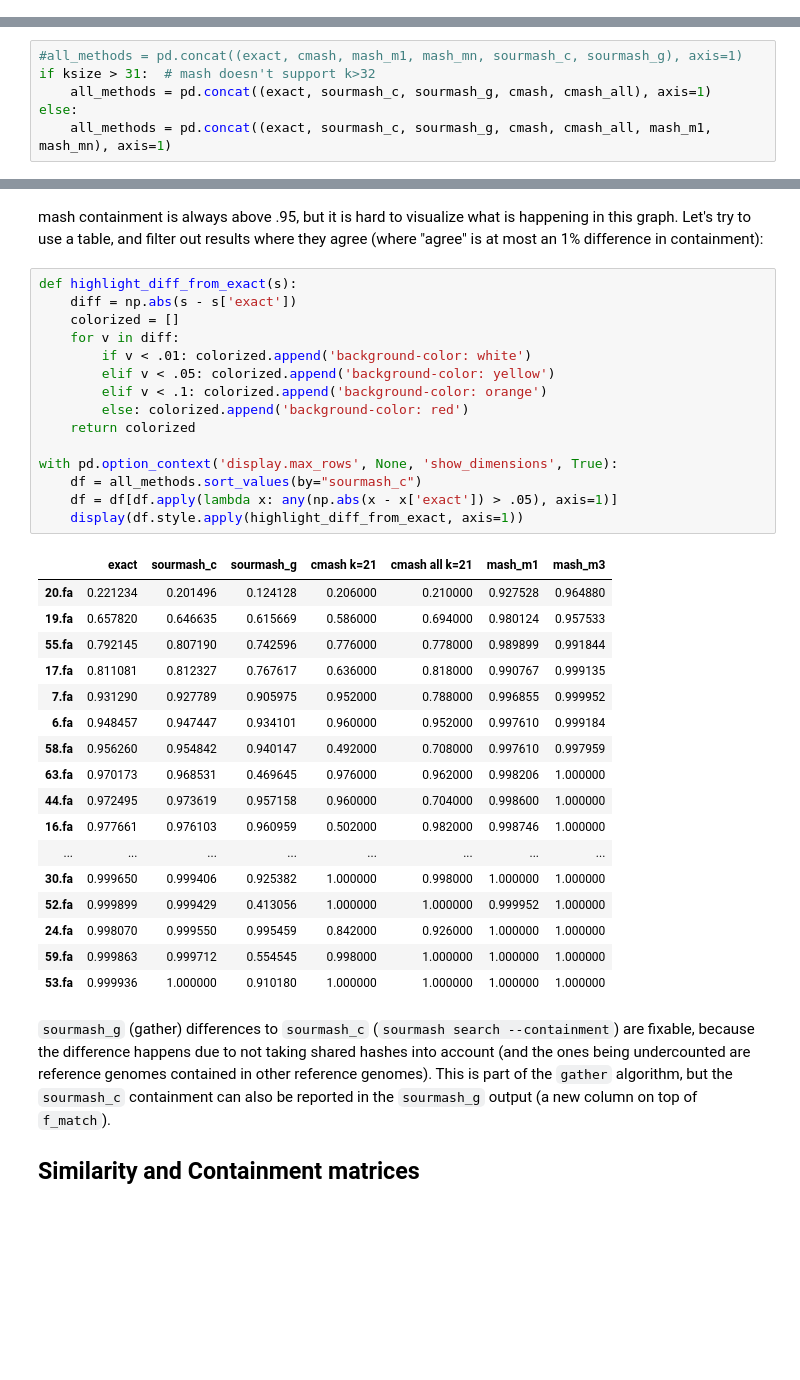
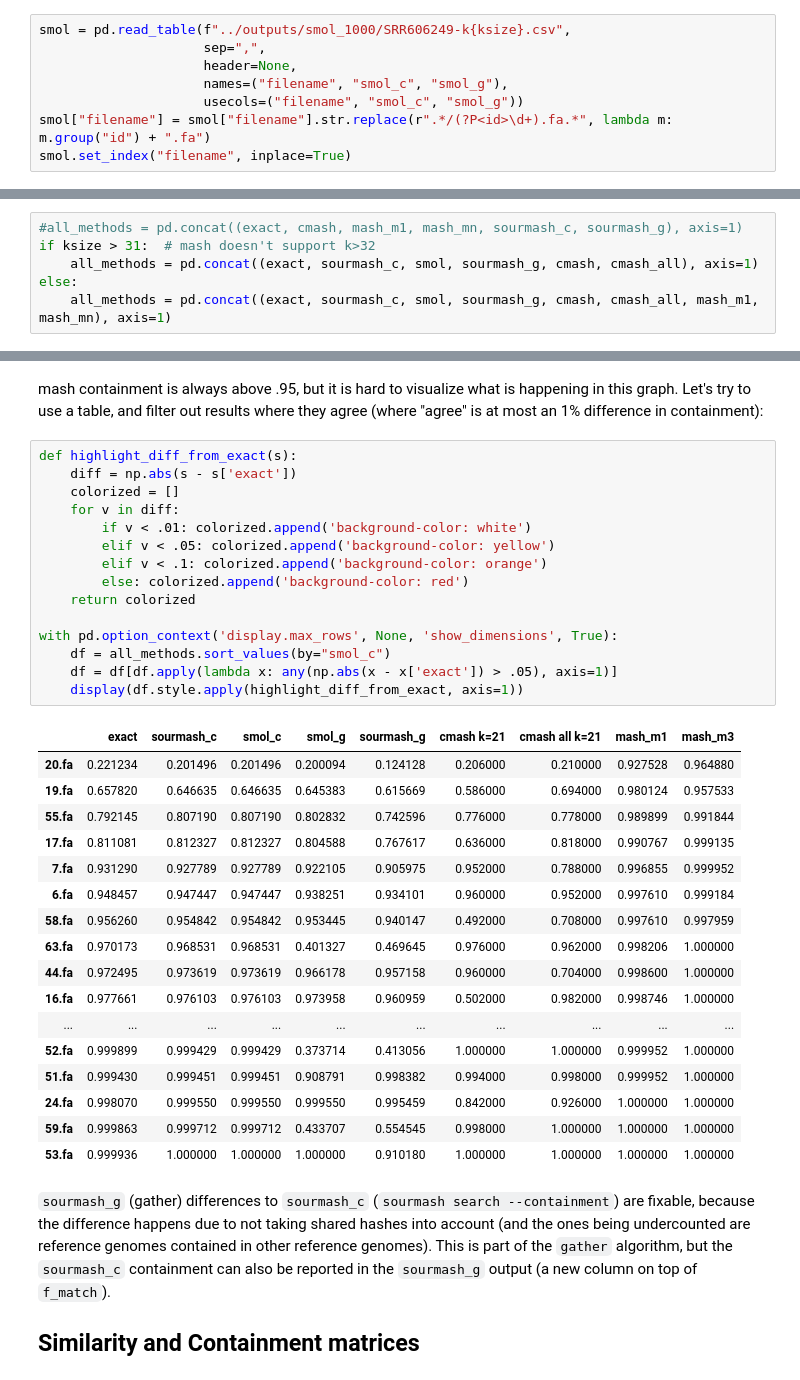
Before and after one commit to luizirber/phd, a Jupyter notebook: experiments/smol_gather/notebooks/analysis.ipynb, the cells around one changed output, grey strips where cells are left out. Drawn from its saved outputs; the diff is of its cells as text; blank space fills up the shorter version.

```diff
--- a/experiments/smol_gather/notebooks/analysis.ipynb
+++ b/experiments/smol_gather/notebooks/analysis.ipynb
@@ -150,3 +154,11 @@ exact.set_index("filename", inplace=True)
+# %%
+smol = pd.read_table(f"../outputs/smol_1000/SRR606249-k{ksize}.csv",
+                     sep=",",
+                     header=None,
+                     names=("filename", "smol_c", "smol_g"),
+                     usecols=("filename", "smol_c", "smol_g"))
+smol["filename"] = smol["filename"].str.replace(r".*/(?P<id>\d+).fa.*", lambda m: m.group("id") + ".fa")
+smol.set_index("filename", inplace=True)
 # %% [markdown]
 ## Containment checks
 
@@ -154,9 +166,9 @@ Merging the three dataframes, and since the `containment` for each method is in
 # %%
 #all_methods = pd.concat((exact, cmash, mash_m1, mash_mn, sourmash_c, sourmash_g), axis=1)
 if ksize > 31:  # mash doesn't support k>32
-    all_methods = pd.concat((exact, sourmash_c, sourmash_g, cmash, cmash_all), axis=1)
+    all_methods = pd.concat((exact, sourmash_c, smol, sourmash_g, cmash, cmash_all), axis=1)
 else:
-    all_methods = pd.concat((exact, sourmash_c, sourmash_g, cmash, cmash_all, mash_m1, mash_mn), axis=1)
+    all_methods = pd.concat((exact, sourmash_c, smol, sourmash_g, cmash, cmash_all, mash_m1, mash_mn), axis=1)
 # %%
 all_methods.sort_values(by="exact").plot()
 # %% [output]
@@ -167,36 +179,36 @@ mash containment is always above .95, but it is hard to visualize what is happen
 # %%
 def highlight_diff_from_exact(s):
     diff = np.abs(s - s['exact'])
     colorized = []
     for v in diff:
         if v < .01: colorized.append('background-color: white')
         elif v < .05: colorized.append('background-color: yellow')
         elif v < .1: colorized.append('background-color: orange')
         else: colorized.append('background-color: red')
     return colorized
 
 with pd.option_context('display.max_rows', None, 'show_dimensions', True):
-    df = all_methods.sort_values(by="sourmash_c")
+    df = all_methods.sort_values(by="smol_c")
     df = df[df.apply(lambda x: any(np.abs(x - x['exact']) > .05), axis=1)]
     display(df.style.apply(highlight_diff_from_exact, axis=1))
 # %% [output]
-|  | exact | sourmash_c | sourmash_g | cmash k=21 | cmash all k=21 | mash_m1 | mash_m3 |
-| 20.fa | 0.221234 | 0.201496 | 0.124128 | 0.206000 | 0.210000 | 0.927528 | 0.964880 |
-| 19.fa | 0.657820 | 0.646635 | 0.615669 | 0.586000 | 0.694000 | 0.980124 | 0.957533 |
-| 55.fa | 0.792145 | 0.807190 | 0.742596 | 0.776000 | 0.778000 | 0.989899 | 0.991844 |
-| 17.fa | 0.811081 | 0.812327 | 0.767617 | 0.636000 | 0.818000 | 0.990767 | 0.999135 |
-| 7.fa | 0.931290 | 0.927789 | 0.905975 | 0.952000 | 0.788000 | 0.996855 | 0.999952 |
-| 6.fa | 0.948457 | 0.947447 | 0.934101 | 0.960000 | 0.952000 | 0.997610 | 0.999184 |
-| 58.fa | 0.956260 | 0.954842 | 0.940147 | 0.492000 | 0.708000 | 0.997610 | 0.997959 |
-| 63.fa | 0.970173 | 0.968531 | 0.469645 | 0.976000 | 0.962000 | 0.998206 | 1.000000 |
-| 44.fa | 0.972495 | 0.973619 | 0.957158 | 0.960000 | 0.704000 | 0.998600 | 1.000000 |
-| 16.fa | 0.977661 | 0.976103 | 0.960959 | 0.502000 | 0.982000 | 0.998746 | 1.000000 |
-| ... | ... | ... | ... | ... | ... | ... | ... |
-| 30.fa | 0.999650 | 0.999406 | 0.925382 | 1.000000 | 0.998000 | 1.000000 | 1.000000 |
-| 52.fa | 0.999899 | 0.999429 | 0.413056 | 1.000000 | 1.000000 | 0.999952 | 1.000000 |
-| 24.fa | 0.998070 | 0.999550 | 0.995459 | 0.842000 | 0.926000 | 1.000000 | 1.000000 |
-| 59.fa | 0.999863 | 0.999712 | 0.554545 | 0.998000 | 1.000000 | 1.000000 | 1.000000 |
-| 53.fa | 0.999936 | 1.000000 | 0.910180 | 1.000000 | 1.000000 | 1.000000 | 1.000000 |
+|  | exact | sourmash_c | smol_c | smol_g | sourmash_g | cmash k=21 | cmash all k=21 | mash_m1 | mash_m3 |
+| 20.fa | 0.221234 | 0.201496 | 0.201496 | 0.200094 | 0.124128 | 0.206000 | 0.210000 | 0.927528 | 0.964880 |
+| 19.fa | 0.657820 | 0.646635 | 0.646635 | 0.645383 | 0.615669 | 0.586000 | 0.694000 | 0.980124 | 0.957533 |
+| 55.fa | 0.792145 | 0.807190 | 0.807190 | 0.802832 | 0.742596 | 0.776000 | 0.778000 | 0.989899 | 0.991844 |
+| 17.fa | 0.811081 | 0.812327 | 0.812327 | 0.804588 | 0.767617 | 0.636000 | 0.818000 | 0.990767 | 0.999135 |
+| 7.fa | 0.931290 | 0.927789 | 0.927789 | 0.922105 | 0.905975 | 0.952000 | 0.788000 | 0.996855 | 0.999952 |
+| 6.fa | 0.948457 | 0.947447 | 0.947447 | 0.938251 | 0.934101 | 0.960000 | 0.952000 | 0.997610 | 0.999184 |
+| 58.fa | 0.956260 | 0.954842 | 0.954842 | 0.953445 | 0.940147 | 0.492000 | 0.708000 | 0.997610 | 0.997959 |
+| 63.fa | 0.970173 | 0.968531 | 0.968531 | 0.401327 | 0.469645 | 0.976000 | 0.962000 | 0.998206 | 1.000000 |
+| 44.fa | 0.972495 | 0.973619 | 0.973619 | 0.966178 | 0.957158 | 0.960000 | 0.704000 | 0.998600 | 1.000000 |
+| 16.fa | 0.977661 | 0.976103 | 0.976103 | 0.973958 | 0.960959 | 0.502000 | 0.982000 | 0.998746 | 1.000000 |
+| ... | ... | ... | ... | ... | ... | ... | ... | ... | ... |
+| 52.fa | 0.999899 | 0.999429 | 0.999429 | 0.373714 | 0.413056 | 1.000000 | 1.000000 | 0.999952 | 1.000000 |
+| 51.fa | 0.999430 | 0.999451 | 0.999451 | 0.908791 | 0.998382 | 0.994000 | 0.998000 | 0.999952 | 1.000000 |
+| 24.fa | 0.998070 | 0.999550 | 0.999550 | 0.999550 | 0.995459 | 0.842000 | 0.926000 | 1.000000 | 1.000000 |
+| 59.fa | 0.999863 | 0.999712 | 0.999712 | 0.433707 | 0.554545 | 0.998000 | 1.000000 | 1.000000 | 1.000000 |
+| 53.fa | 0.999936 | 1.000000 | 1.000000 | 1.000000 | 0.910180 | 1.000000 | 1.000000 | 1.000000 | 1.000000 |
 # %% [markdown]
 `sourmash_g` (gather) differences to `sourmash_c` (`sourmash search --containment`) are fixable, because the difference happens due to not taking shared hashes into account (and the ones being undercounted are reference genomes contained in other reference genomes). This is part of the `gather` algorithm, but the `sourmash_c` containment can also be reported in the `sourmash_g` output (a new column on top of `f_match`).
 
```
Also changed, not shown: parts of 2 cells of this notebook, 9 other files.
